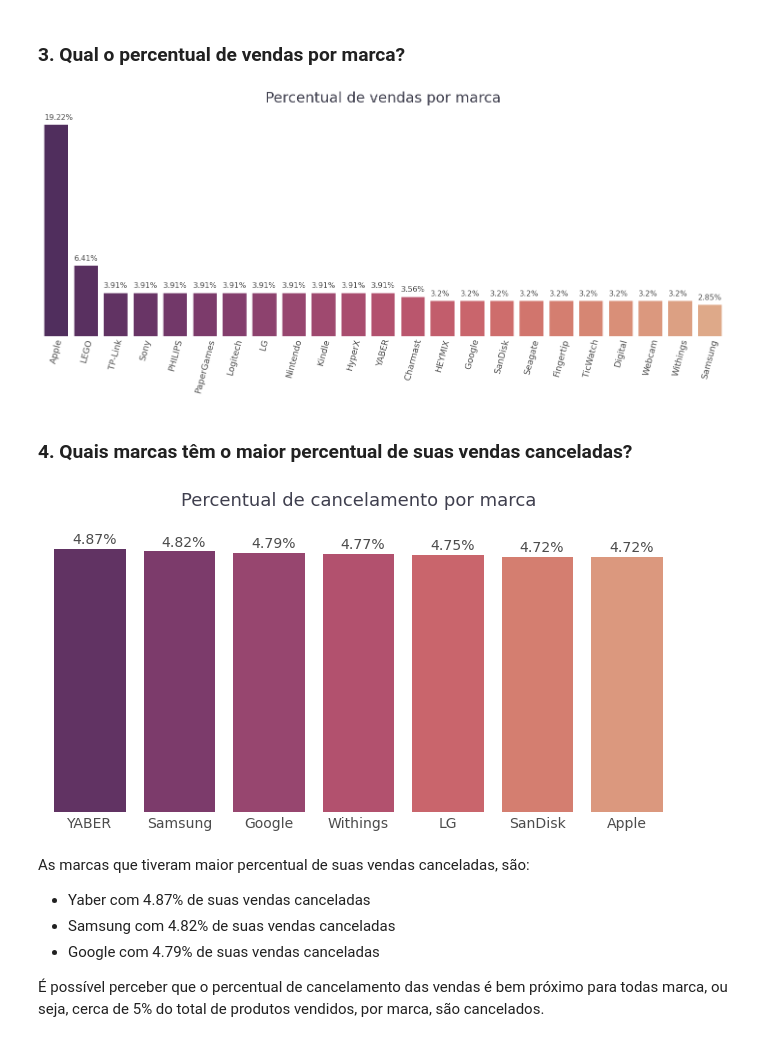
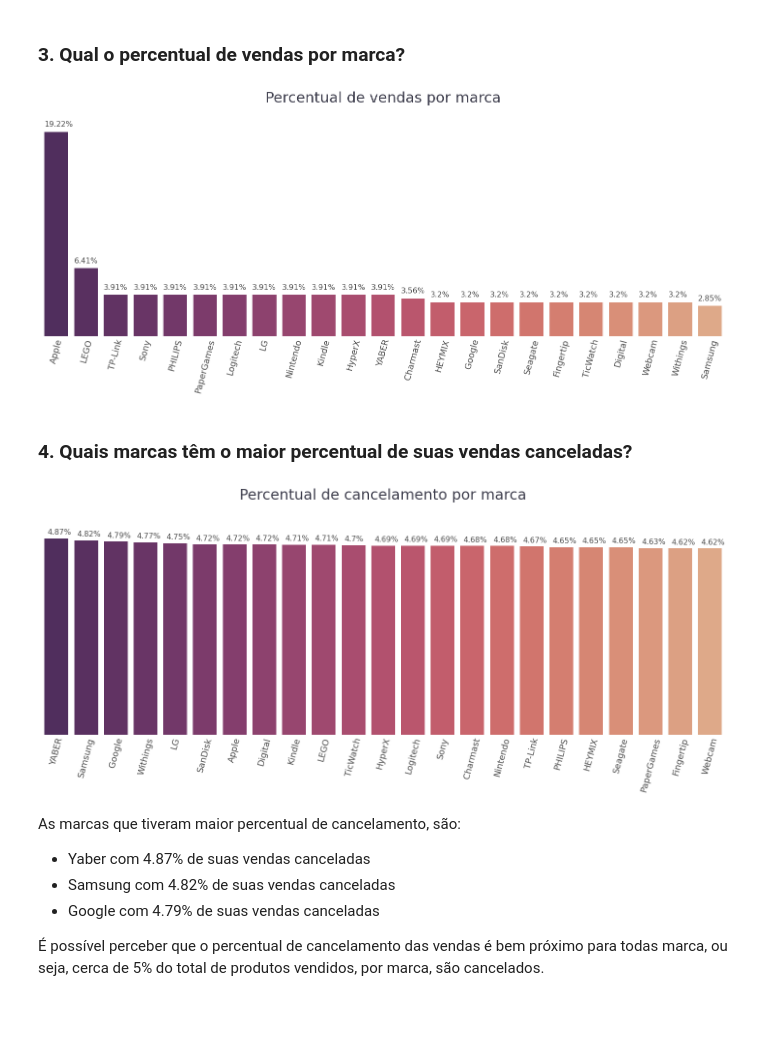
Before and after one commit to celsina/SQL_ecommerce, a Jupyter notebook: Analysis/Analysis_Ecommerce.ipynb, the cells around one changed output. Drawn from its saved outputs; the diff is of its cells as text; code cells hidden in the pictures; blank space fills up the shorter version.

```diff
--- a/Analysis/Analysis_Ecommerce.ipynb
+++ b/Analysis/Analysis_Ecommerce.ipynb
@@ -331,7 +330,7 @@ ax.set_frame_on(False) # Retirando o Frame (retângulo que encobre os gráficos)
 #adicionando um título
 ax.set_title('Percentual de vendas por marca',
              loc = 'center',
-             pad = 25,
+             pad = 40,
              fontdict = {'fontsize':30},
              color = '#3f3f4e')
 
@@ -359,58 +358,59 @@ for retangulo in ax.patches:
 #plotando o gráfico
 plt.tight_layout();
 # %% [output]
-[figure, old version]
+[figure, new version]
 # %% [markdown]
 ### 4. Quais marcas têm o maior percentual de suas vendas canceladas?
 # %%
 #Porcentagem da quantidade de vendas canceladas para cada marca
 
 #criando a Figure e o Axes no matplotlib
-fig, ax = plt.subplots(figsize=(9,5))
+fig, ax = plt.subplots(figsize=(20,9))
 
 #criando o gráfico
-sns.barplot(x = percent_cancelled["marcas"][:7],
-            y = percent_cancelled["percent_cancelled"][:7],
+sns.barplot(x = percent_cancelled["marcas"],
+            y = percent_cancelled["percent_cancelled"],
             data = percent_cancelled,
             palette = 'flare_r',
             ax = ax) #criar o gráfico para colocar dentro do Axes
 
 #modificação do fundo
 ax.set_frame_on(False) # Retirando o Frame (retângulo que encobre os gráficos)
 
 #adicionando um título
 ax.set_title('Percentual de cancelamento por marca',
              loc = 'center',
-             pad = 30,
-             fontdict = {'fontsize':18},
+             pad = 60,
+             fontdict = {'fontsize':30},
              color = '#3f3f4e')
 
 #retirando o eixo y
 ax.get_yaxis().set_visible(False)
 
 #retirando os ticks do eixo x
 ax.tick_params(axis = 'x',
                length = 0,
-               labelsize = 14,
+               rotation = 75,
+               labelsize = 18,
                colors = '#4c4c4c')
 
 #ajustando o título do eixo x
 ax.set_xlabel('')
 
 #colocando os rótulos
 for retangulo in ax.patches:
-    ax.text(retangulo.get_x() + 0.2,
+    ax.text(retangulo.get_x() + 0.1,
             retangulo.get_height() + 0.1,
             f'{retangulo.get_height()}%',
             color='#4c4c4c',
-            fontsize = 14)
+            fontsize = 15.5)
 
 #plotando o gráfico
 plt.tight_layout();
 # %% [output]
-[figure, old version]
+[figure, new version]
 # %% [markdown]
-As marcas que tiveram maior percentual de suas vendas canceladas, são:
+As marcas que tiveram maior percentual de cancelamento, são:
 * Yaber com 4.87% de suas vendas canceladas
 * Samsung com 4.82% de suas vendas canceladas
 * Google com 4.79% de suas vendas canceladas
```
Also changed, not shown: parts of 2 cells of this notebook, 1 other file.
